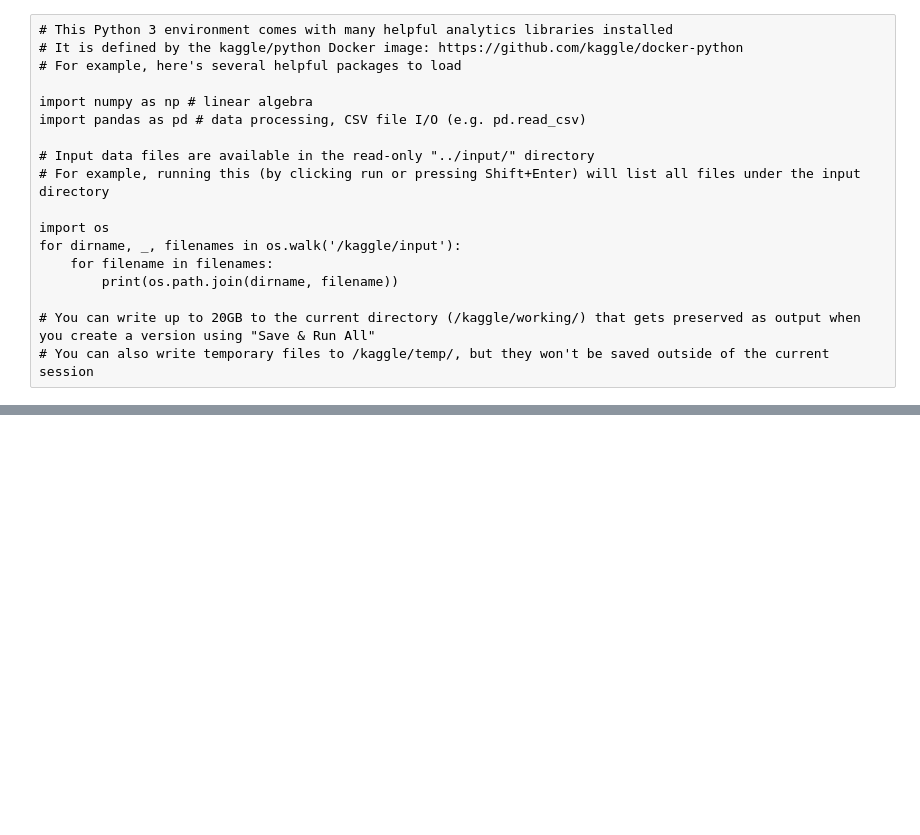
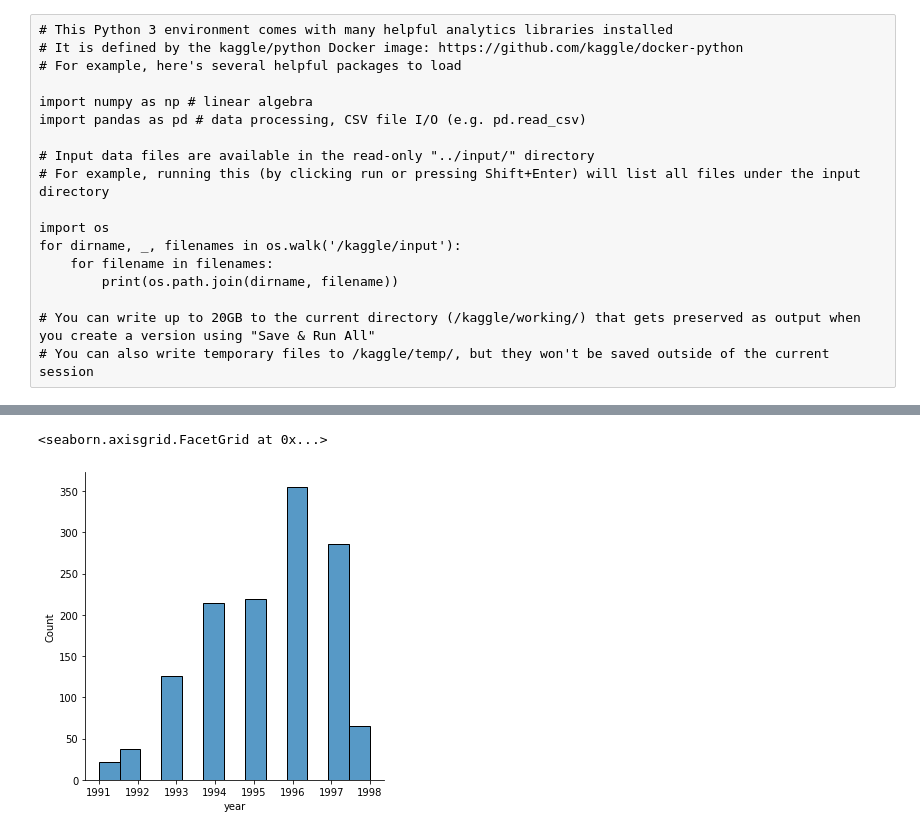
Before and after one commit to Sumeet2807/Recommender-Systems, a Jupyter notebook: collaborative-ipynb.ipynb, the cells around one changed output, grey strips where cells are left out. Cells and saved outputs as stored; diff of their text form; code cells hidden in the pictures; blank space fills up the shorter version.

```diff
--- a/collaborative-ipynb.ipynb
+++ b/collaborative-ipynb.ipynb
@@ -85,3 +135,0 @@ Epoch 31/40
-# %%
-items = pd.read_csv('../input/movielens-100k-dataset/ml-100k/u.item', sep='|',header=None,encoding='latin')
-items
@@ -141,0 +184,6 @@ fig.show()
+# %%
+import seaborn as sns
+sns.displot(items[items['year']>1990]['year'])
+# %% [output]
+<seaborn.axisgrid.FacetGrid at 0x...>
+[figure, added]
```
Also changed, not shown: parts of 17 cells of this notebook.
